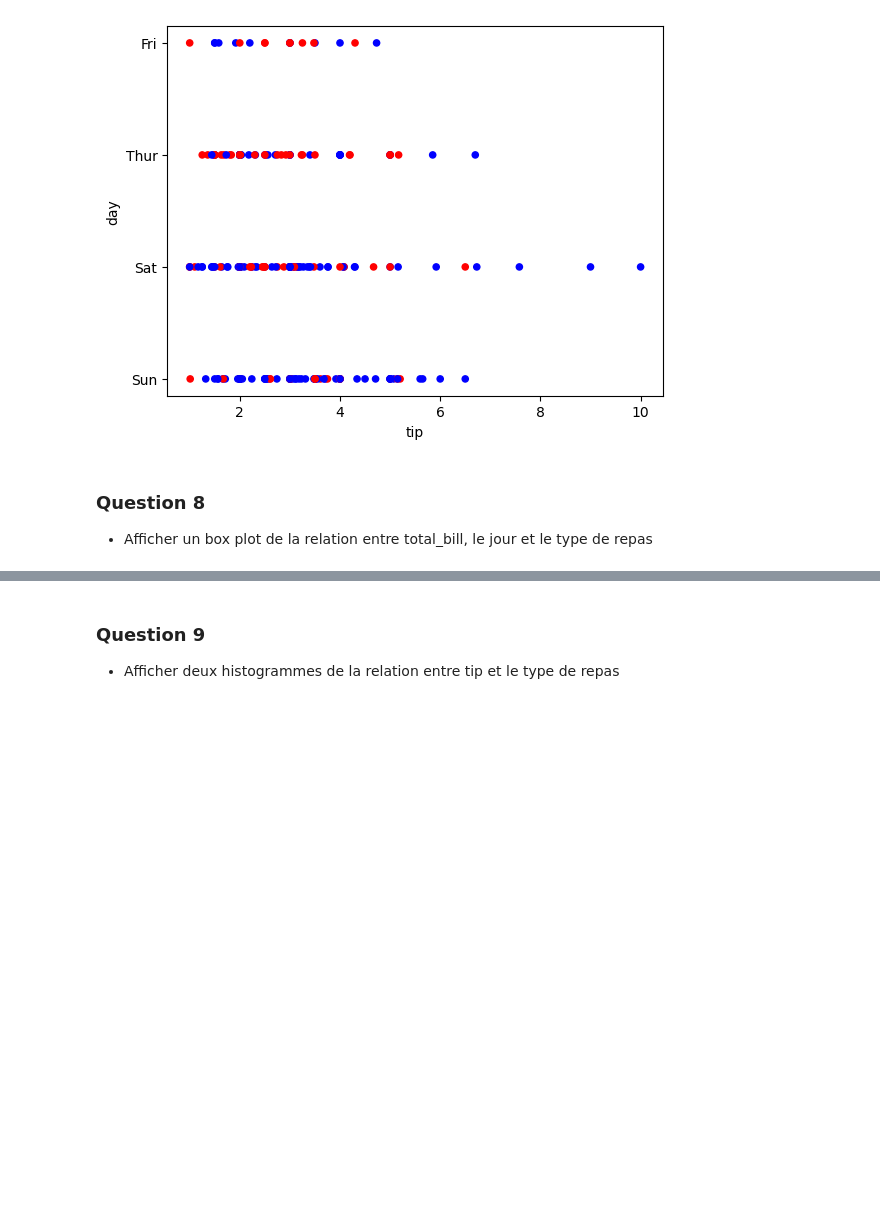
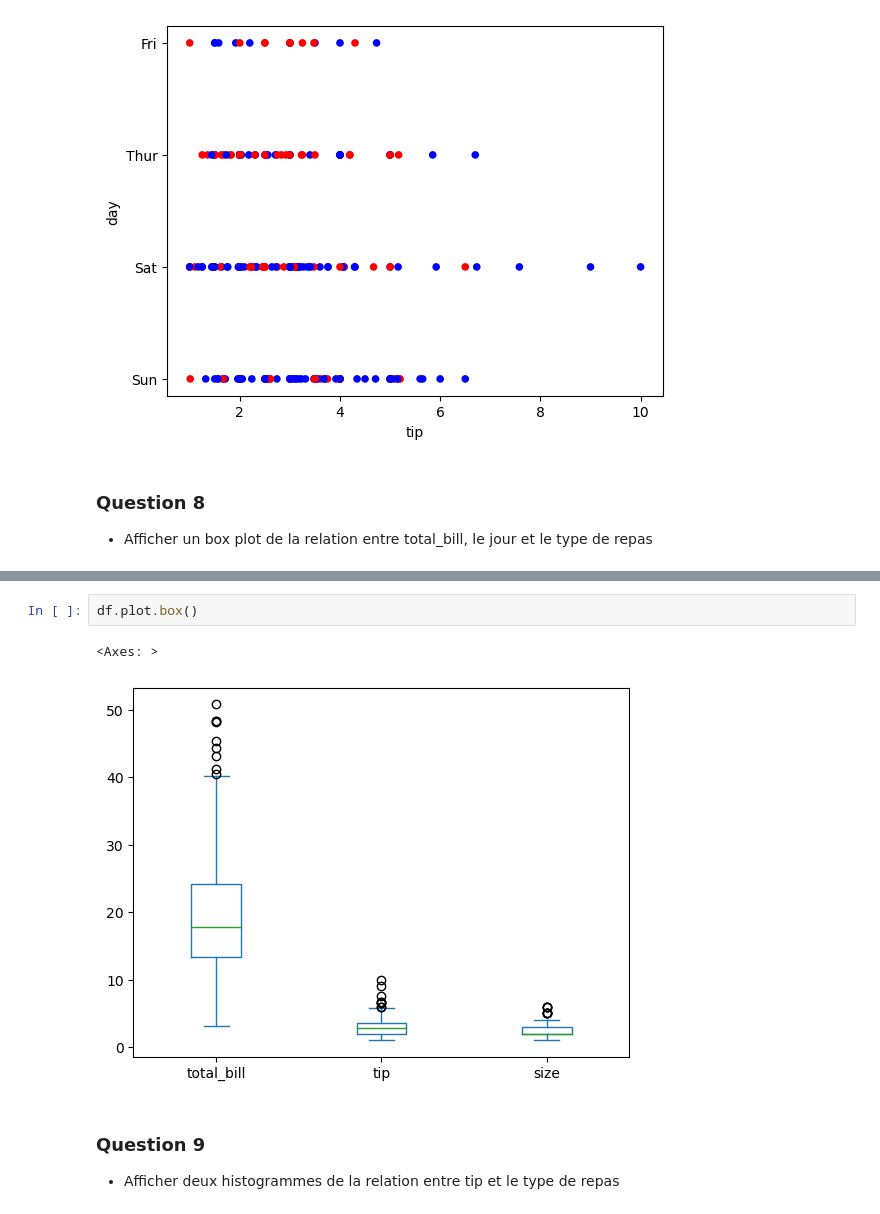
Before and after one commit to Falite/Notebooks-Jupyter, a Jupyter notebook: Analyse de données/TP03 Exercices PythonDataviz_1.ipynb, the cells around one changed output, grey strips where cells are left out. Cells and saved outputs as stored; diff of their text form; blank space fills up the shorter version.

```diff
--- a/Analyse de données/TP03 Exercices PythonDataviz_1.ipynb
+++ b/Analyse de données/TP03 Exercices PythonDataviz_1.ipynb
@@ -264,3 +282,8 @@ df.plot(x='tip',y='day',kind='scatter',c=df['sex'])
+# %%
+df.plot.box()
+# %% [output]
+<Axes: >
+[figure, added]
 # %% [markdown]
 ### Question 9
 - Afficher deux histogrammes de la relation entre tip et le type de repas
```
Also changed, not shown: parts of 3 cells of this notebook, 2 other files.
